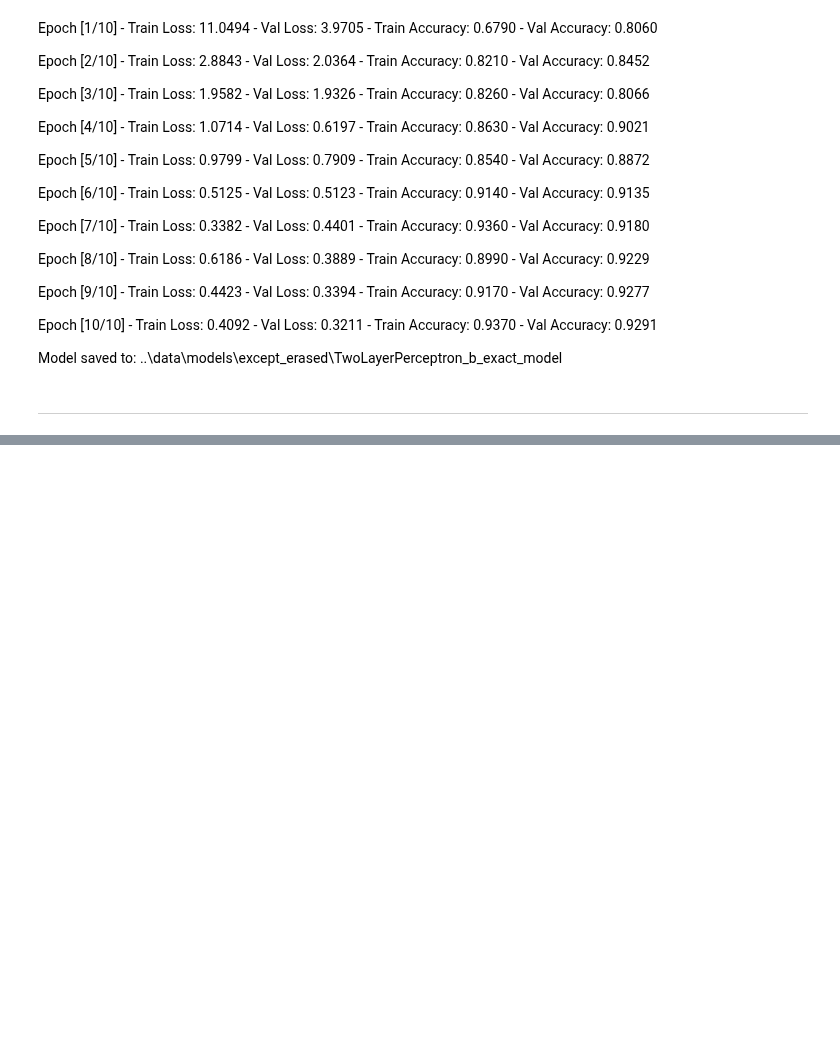
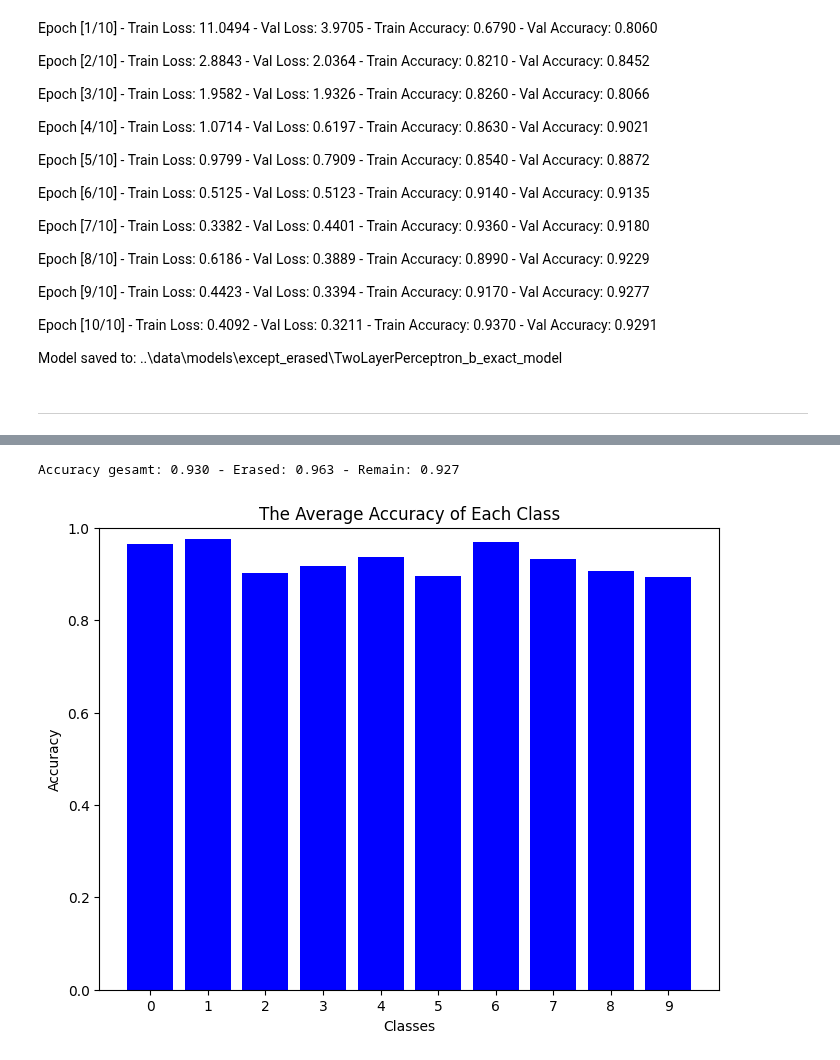
Before and after one commit to MoraiT01/study_on_unlearning, a Jupyter notebook: notebooks/network_compare.ipynb, the cells around one changed output, grey strips where cells are left out. Saved outputs shown, nothing was run; the diff lists cells and outputs as text; code cells hidden in the pictures; blank space fills up the shorter version.

```diff
--- a/notebooks/network_compare.ipynb
+++ b/notebooks/network_compare.ipynb
@@ -173,0 +262,5 @@ ___
+# %%
+evaluate_model(trained_model)
+# %% [output]
+Accuracy gesamt: 0.930 - Erased: 0.963 - Remain: 0.927
+[figure, added]
```
Also changed, not shown: parts of 10 cells of this notebook, 3 other files.
